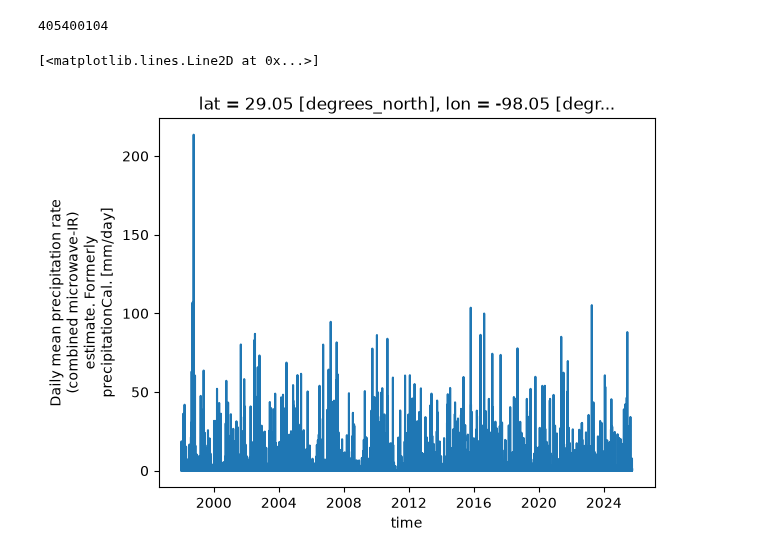
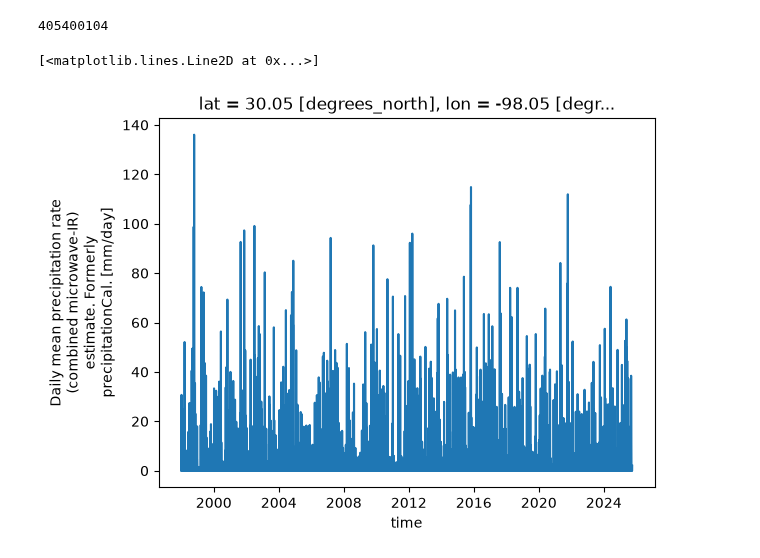
Before and after one commit to andrewmfisher/gesdisc-tutorials, a Jupyter notebook: conference-presentations/agu-2026/access_with_kerchunk.ipynb, the cells around one changed output. Cells and saved outputs as stored; diff of their text form; code cells hidden in the pictures.

```diff
--- a/conference-presentations/agu-2026/access_with_kerchunk.ipynb
+++ b/conference-presentations/agu-2026/access_with_kerchunk.ipynb
@@ -192,7 +204,7 @@ sizeof(ds)
 # %%
 #Plotting a time series of GPM_IMERG_day at one location
 import matplotlib.pyplot as plt
-ds.sel(lat=29.01,lon=-98.01,method='nearest').plot()
+ds.sel(lat=30.01,lon=-98.01,method='nearest').plot()
 # %% [output]
 [<matplotlib.lines.Line2D at 0x...>]
-[figure, old version]
+[figure, new version]
```
Also changed, not shown: parts of 5 cells of this notebook, 3 other files.
